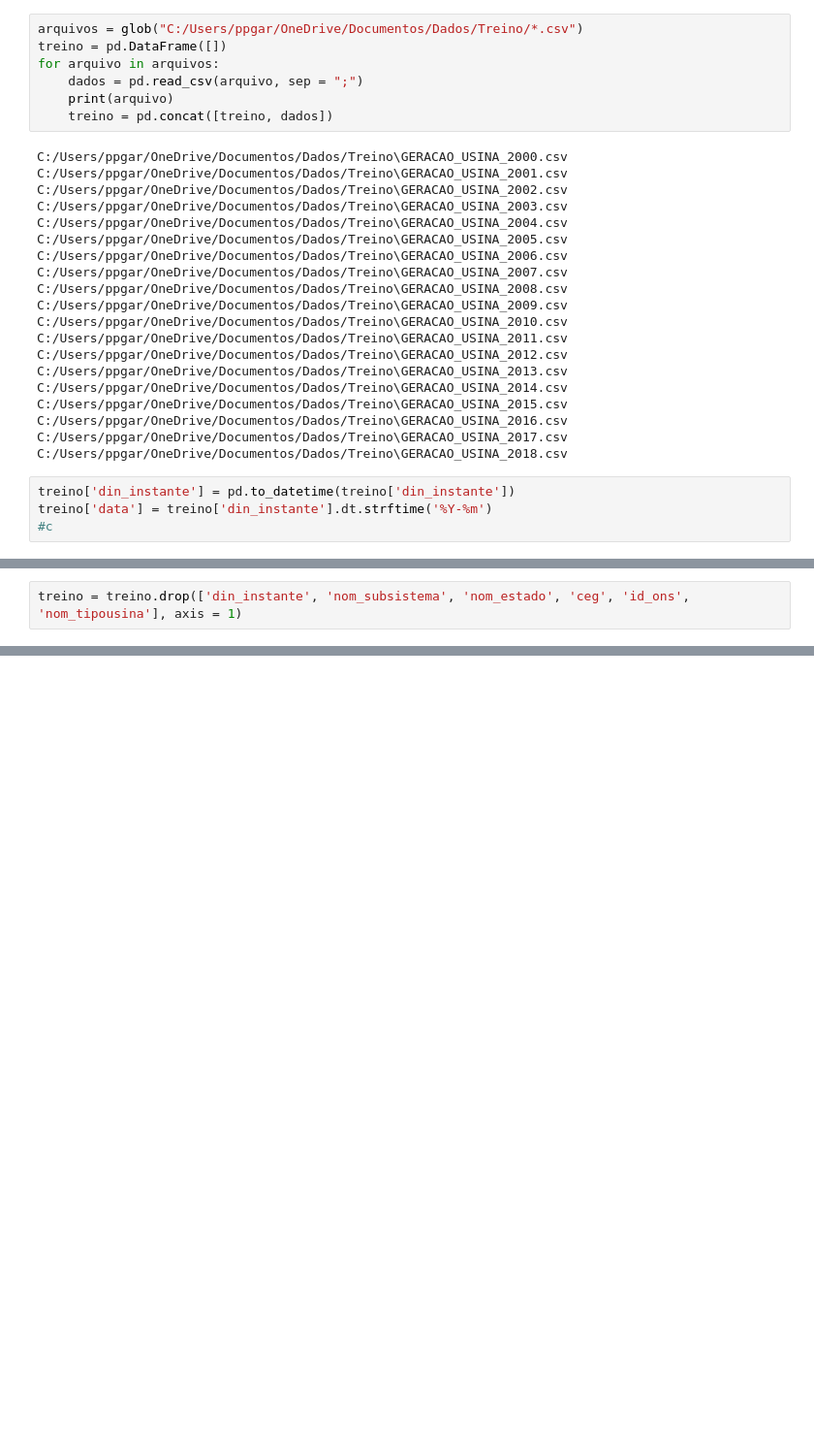
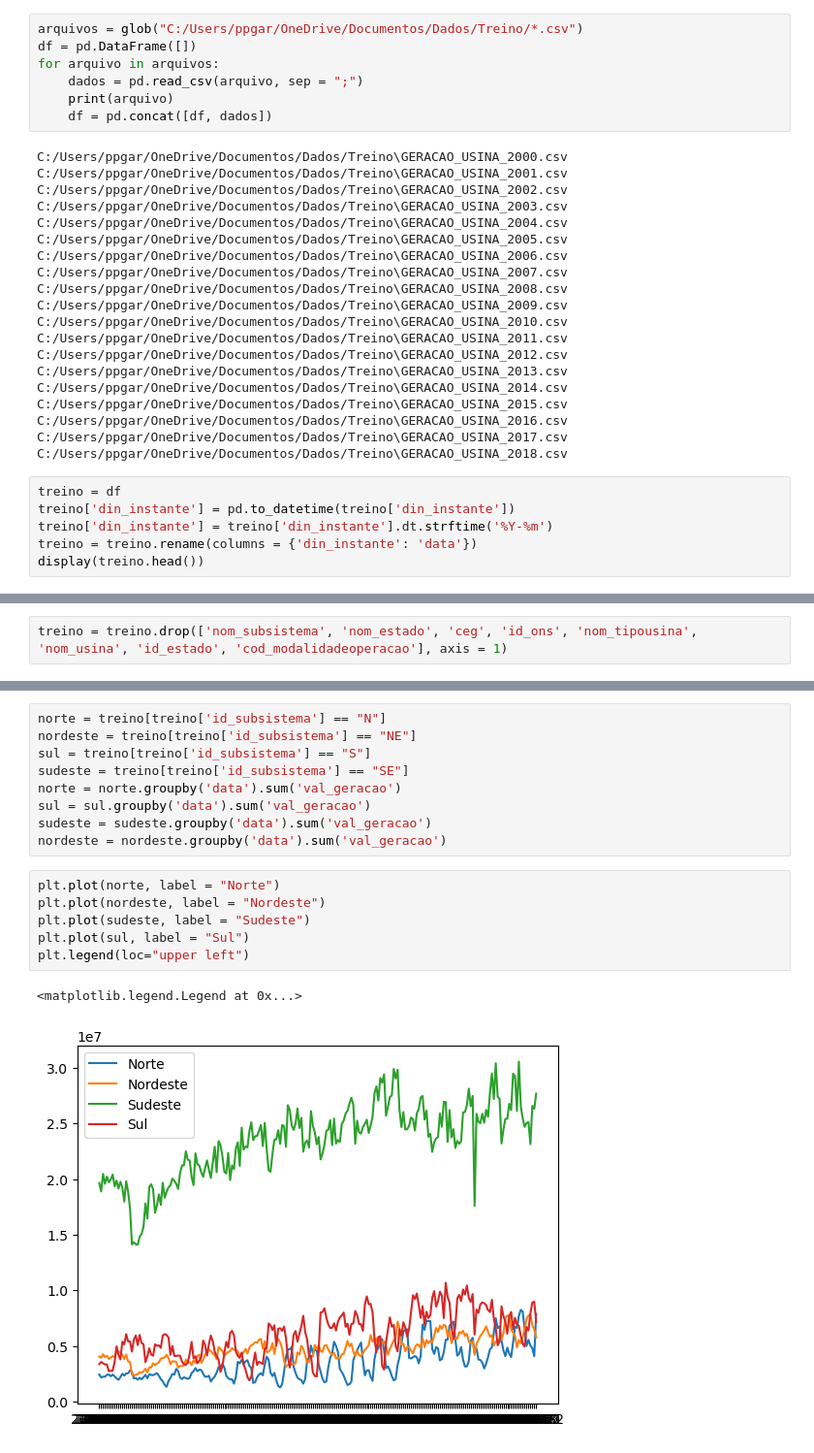
Before and after one commit to ppbgarcia/bootcamp20241, a Jupyter notebook: eda.ipynb, the cells around one changed output, grey strips where cells are left out. Shown at 97% size. Drawn from its saved outputs; the diff is of its cells as text; blank space fills up the shorter version.

Commit message:
Visualização do val_geracao por subsistema

```diff
--- a/eda.ipynb
+++ b/eda.ipynb
@@ -7,11 +8,11 @@ from IPython.display import display
 %matplotlib inline
 # %%
 arquivos = glob("C:/Users/ppgar/OneDrive/Documentos/Dados/Treino/*.csv")
-treino = pd.DataFrame([])
+df = pd.DataFrame([])
 for arquivo in arquivos:
     dados = pd.read_csv(arquivo, sep = ";")
     print(arquivo)
-    treino = pd.concat([treino, dados])
+    df = pd.concat([df, dados])
 # %% [output]
 C:/Users/ppgar/OneDrive/Documentos/Dados/Treino\GERACAO_USINA_2000.csv
 C:/Users/ppgar/OneDrive/Documentos/Dados/Treino\GERACAO_USINA_2001.csv
@@ -33,6 +34,8 @@ C:/Users/ppgar/OneDrive/Documentos/Dados/Treino\GERACAO_USINA_2016.csv
 C:/Users/ppgar/OneDrive/Documentos/Dados/Treino\GERACAO_USINA_2017.csv
 C:/Users/ppgar/OneDrive/Documentos/Dados/Treino\GERACAO_USINA_2018.csv
 # %%
+treino = df
 treino['din_instante'] = pd.to_datetime(treino['din_instante'])
-treino['data'] = treino['din_instante'].dt.strftime('%Y-%m')
-#c
+treino['din_instante'] = treino['din_instante'].dt.strftime('%Y-%m')
+treino = treino.rename(columns = {'din_instante': 'data'})
+display(treino.head())
@@ -39,3 +49,3 @@ treino['data'] = treino['din_instante'].dt.strftime('%Y-%m')
 # %%
-treino = treino.drop(['din_instante', 'nom_subsistema', 'nom_estado', 'ceg', 'id_ons', 'nom_tipousina'], axis = 1)
+treino = treino.drop(['nom_subsistema', 'nom_estado', 'ceg', 'id_ons', 'nom_tipousina', 'nom_usina', 'id_estado', 'cod_modalidadeoperacao'], axis = 1)
 # %% [output]
@@ -62,0 +53,18 @@ display(agrupado.head())
+# %%
+norte = treino[treino['id_subsistema'] == "N"]
+nordeste = treino[treino['id_subsistema'] == "NE"]
+sul = treino[treino['id_subsistema'] == "S"]
+sudeste = treino[treino['id_subsistema'] == "SE"]
+norte = norte.groupby('data').sum('val_geracao')
+sul = sul.groupby('data').sum('val_geracao')
+sudeste = sudeste.groupby('data').sum('val_geracao')
+nordeste = nordeste.groupby('data').sum('val_geracao')
+# %%
+plt.plot(norte, label = "Norte")
+plt.plot(nordeste, label = "Nordeste")
+plt.plot(sudeste, label = "Sudeste")
+plt.plot(sul, label = "Sul")
+plt.legend(loc="upper left")
+# %% [output]
+<matplotlib.legend.Legend at 0x...>
+[figure, added]
```
Also changed, not shown: parts of 5 cells of this notebook.
